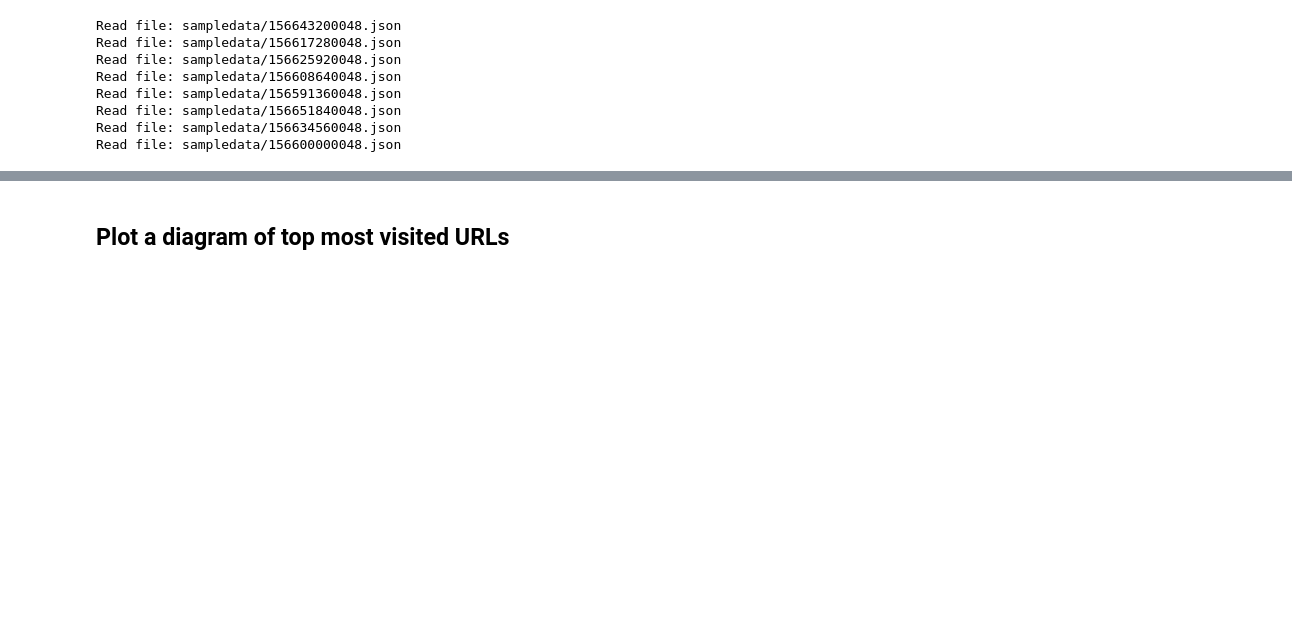
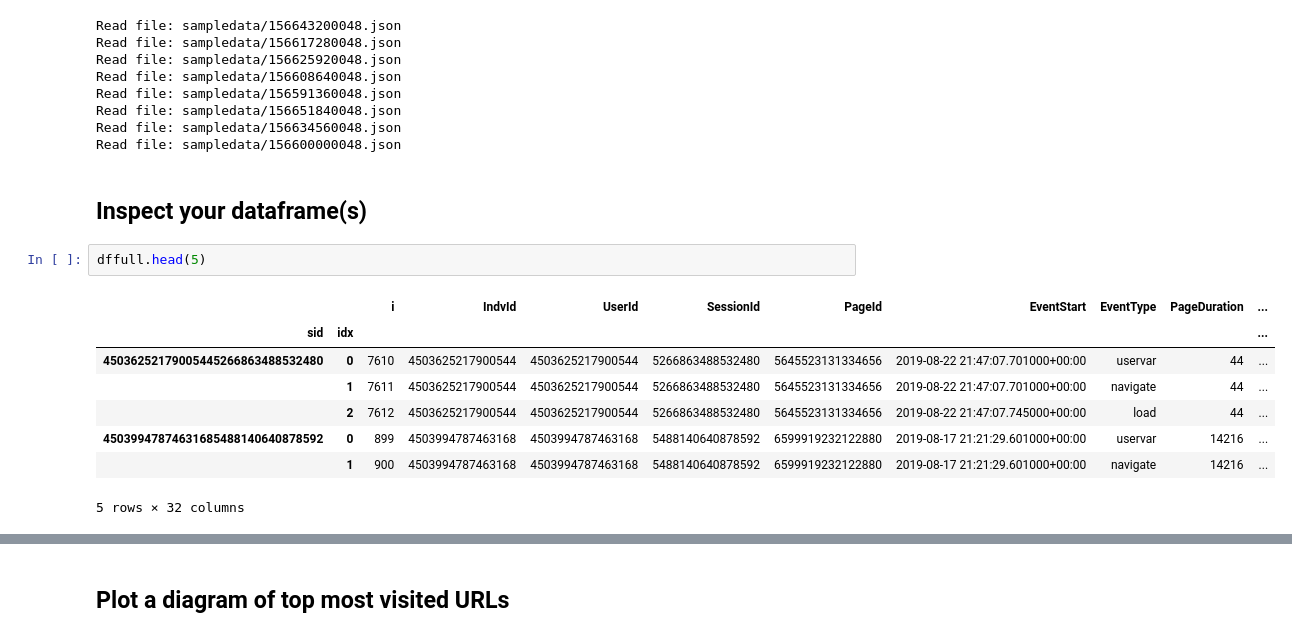
Before and after one commit to fullstorydev/pathing-utils, a Jupyter notebook: pathing_demo.ipynb, the cells around one changed output, grey strips where cells are left out. Cells and saved outputs as stored; diff of their text form; blank space fills up the shorter version.

Commit message:
Adding code to inspect dataframes in the notebook

```diff
--- a/pathing_demo.ipynb
+++ b/pathing_demo.ipynb
@@ -37,3 +37,16 @@ Read file: sampledata/156591360048.json
 Read file: sampledata/156651840048.json
 Read file: sampledata/156634560048.json
 Read file: sampledata/156600000048.json
+# %% [markdown]
+## Inspect your dataframe(s)
+# %%
+dffull.head(5)
+# %% [output]
+|  |  | i | IndvId | UserId | SessionId | PageId | EventStart | EventType | PageDuration | ... |
+| sid | idx |  |  |  |  |  |  |  |  | ... |
+| 45036252179005445266863488532480 | 0 | 7610 | 4503625217900544 | 4503625217900544 | 5266863488532480 | 5645523131334656 | 2019-08-22 21:47:07.701000+00:00 | uservar | 44 | ... |
+|  | 1 | 7611 | 4503625217900544 | 4503625217900544 | 5266863488532480 | 5645523131334656 | 2019-08-22 21:47:07.701000+00:00 | navigate | 44 | ... |
+|  | 2 | 7612 | 4503625217900544 | 4503625217900544 | 5266863488532480 | 5645523131334656 | 2019-08-22 21:47:07.745000+00:00 | load | 44 | ... |
+| 45039947874631685488140640878592 | 0 | 899 | 4503994787463168 | 4503994787463168 | 5488140640878592 | 6599919232122880 | 2019-08-17 21:21:29.601000+00:00 | uservar | 14216 | ... |
+|  | 1 | 900 | 4503994787463168 | 4503994787463168 | 5488140640878592 | 6599919232122880 | 2019-08-17 21:21:29.601000+00:00 | navigate | 14216 | ... |
+5 rows × 32 columns
```
Also changed, not shown: parts of 9 cells of this notebook, 1 other file.
